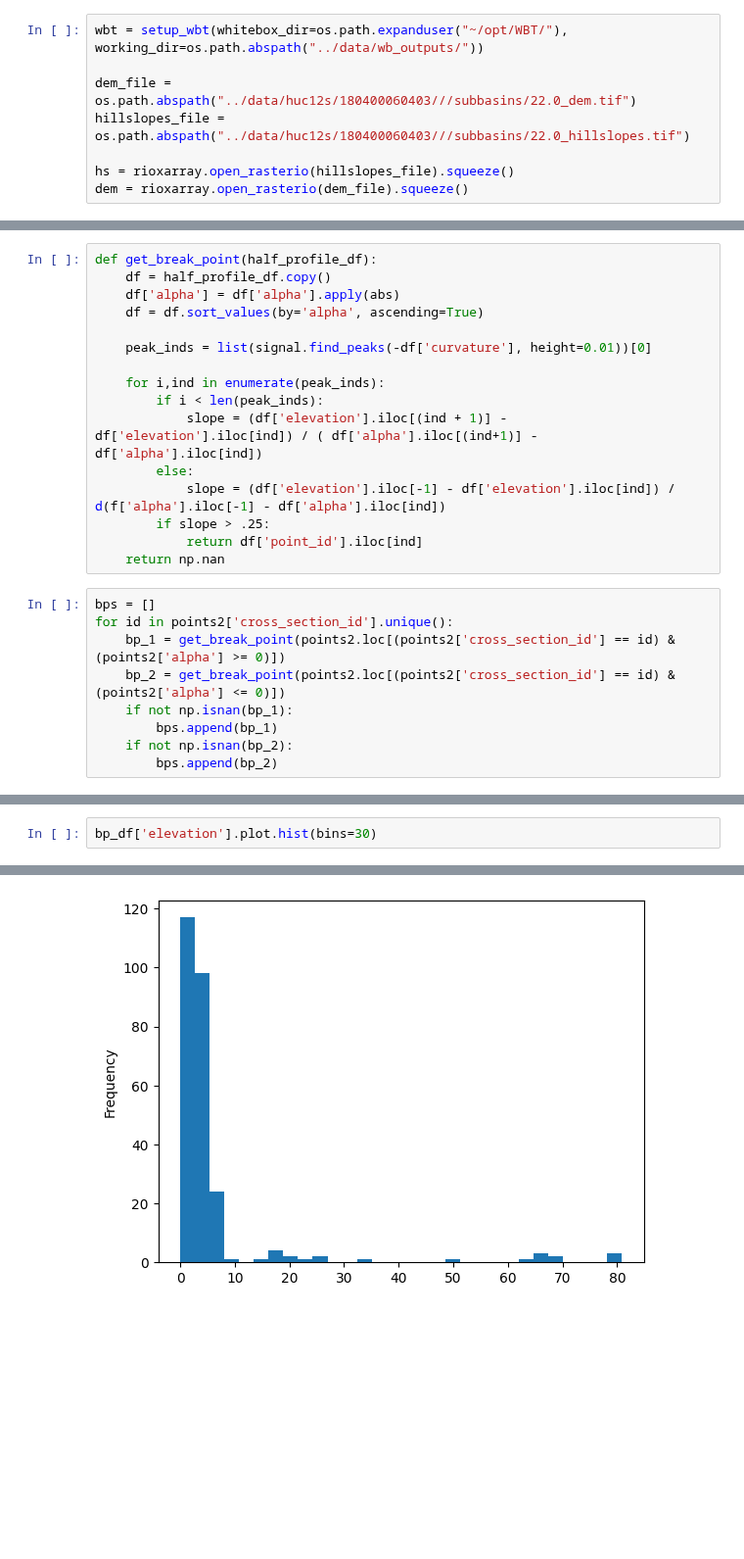
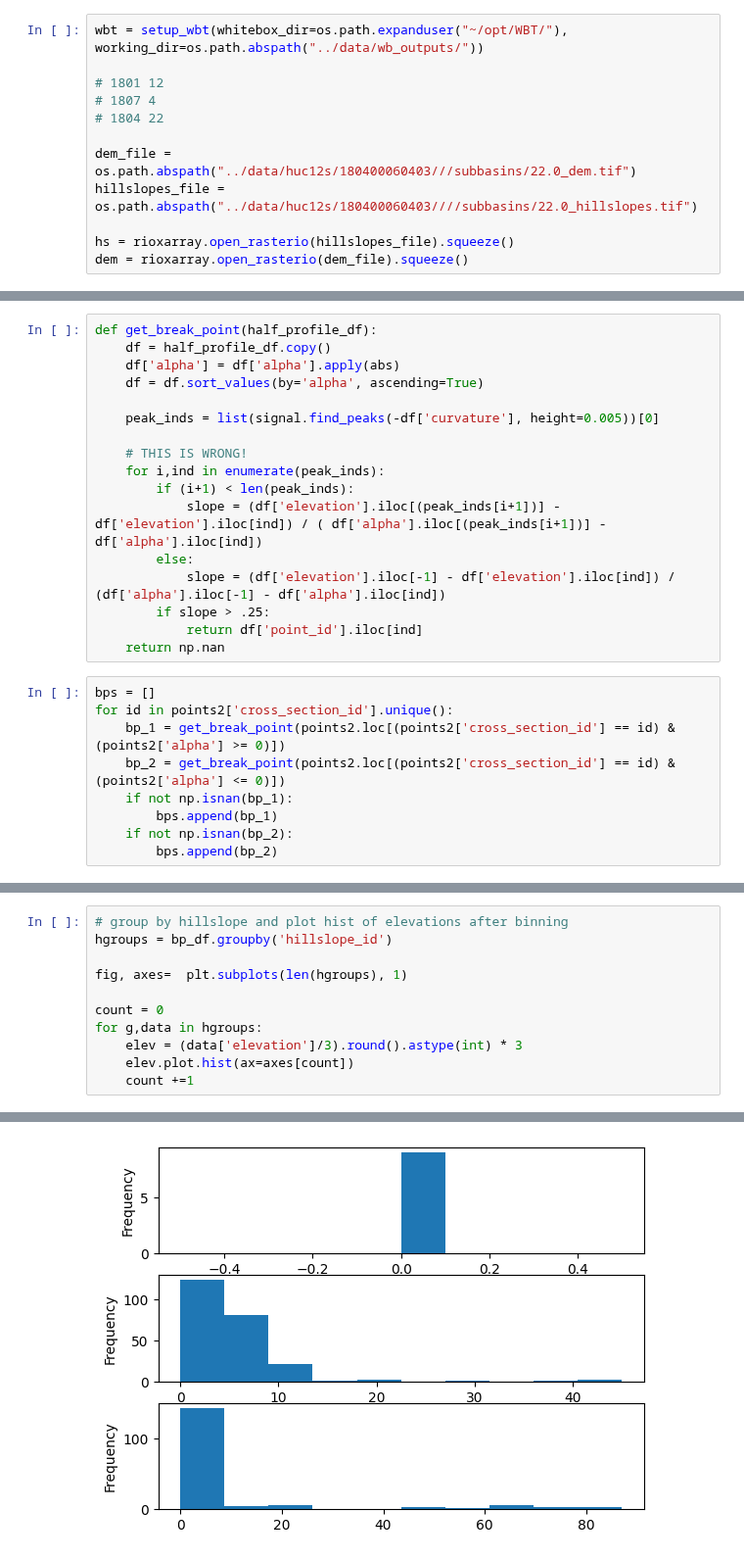
Before and after one commit to avkoehl/valleys, a Jupyter notebook: notebooks/full_workflow.ipynb, the cells around one changed output, grey strips where cells are left out. Shown at 98% size. Drawn from its saved outputs; the diff is of its cells as text; blank space fills up the shorter version.

```diff
--- a/notebooks/full_workflow.ipynb
+++ b/notebooks/full_workflow.ipynb
@@ -20,8 +18,12 @@ The autoreload extension is already loaded. To reload it, use:
 # %%
 wbt = setup_wbt(whitebox_dir=os.path.expanduser("~/opt/WBT/"), working_dir=os.path.abspath("../data/wb_outputs/"))
 
+# 1801 12
+# 1807 4
+# 1804 22
+
 dem_file = os.path.abspath("../data/huc12s/180400060403///subbasins/22.0_dem.tif")
-hillslopes_file = os.path.abspath("../data/huc12s/180400060403///subbasins/22.0_hillslopes.tif")
+hillslopes_file = os.path.abspath("../data/huc12s/180400060403////subbasins/22.0_hillslopes.tif")
 
 hs = rioxarray.open_rasterio(hillslopes_file).squeeze()
 dem = rioxarray.open_rasterio(dem_file).squeeze()
@@ -77,13 +79,14 @@ def get_break_point(half_profile_df):
     df['alpha'] = df['alpha'].apply(abs)
     df = df.sort_values(by='alpha', ascending=True)
 
-    peak_inds = list(signal.find_peaks(-df['curvature'], height=0.01))[0]
+    peak_inds = list(signal.find_peaks(-df['curvature'], height=0.005))[0]
 
+    # THIS IS WRONG!
     for i,ind in enumerate(peak_inds):
-        if i < len(peak_inds):
-            slope = (df['elevation'].iloc[(ind + 1)] - df['elevation'].iloc[ind]) / ( df['alpha'].iloc[(ind+1)] - df['alpha'].iloc[ind])
+        if (i+1) < len(peak_inds):
+            slope = (df['elevation'].iloc[(peak_inds[i+1])] - df['elevation'].iloc[ind]) / ( df['alpha'].iloc[(peak_inds[i+1])] - df['alpha'].iloc[ind])
         else:
-            slope = (df['elevation'].iloc[-1] - df['elevation'].iloc[ind]) / d(f['alpha'].iloc[-1] - df['alpha'].iloc[ind])
+            slope = (df['elevation'].iloc[-1] - df['elevation'].iloc[ind]) / (df['alpha'].iloc[-1] - df['alpha'].iloc[ind])
         if slope > .25:
             return df['point_id'].iloc[ind]
     return np.nan
@@ -123,3 +126,12 @@ bp_df.plot(ax=ax, color='orange')
 # %%
-bp_df['elevation'].plot.hist(bins=30)
+# group by hillslope and plot hist of elevations after binning
+hgroups = bp_df.groupby('hillslope_id')
+
+fig, axes=  plt.subplots(len(hgroups), 1)
+
+count = 0
+for g,data in hgroups:
+    elev = (data['elevation']/3).round().astype(int) * 3
+    elev.plot.hist(ax=axes[count])
+    count +=1
 # %% [output]
@@ -127 +138 @@ bp_df['elevation'].plot.hist(bins=30)
-[figure, old version]
+[figure, new version]
```
Also changed, not shown: parts of 12 cells of this notebook.
